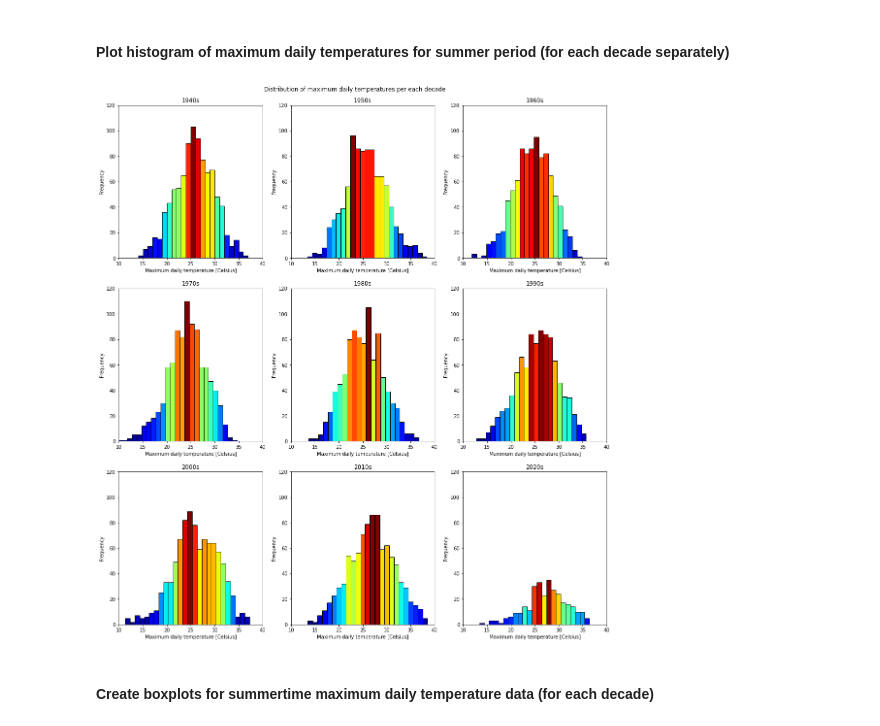
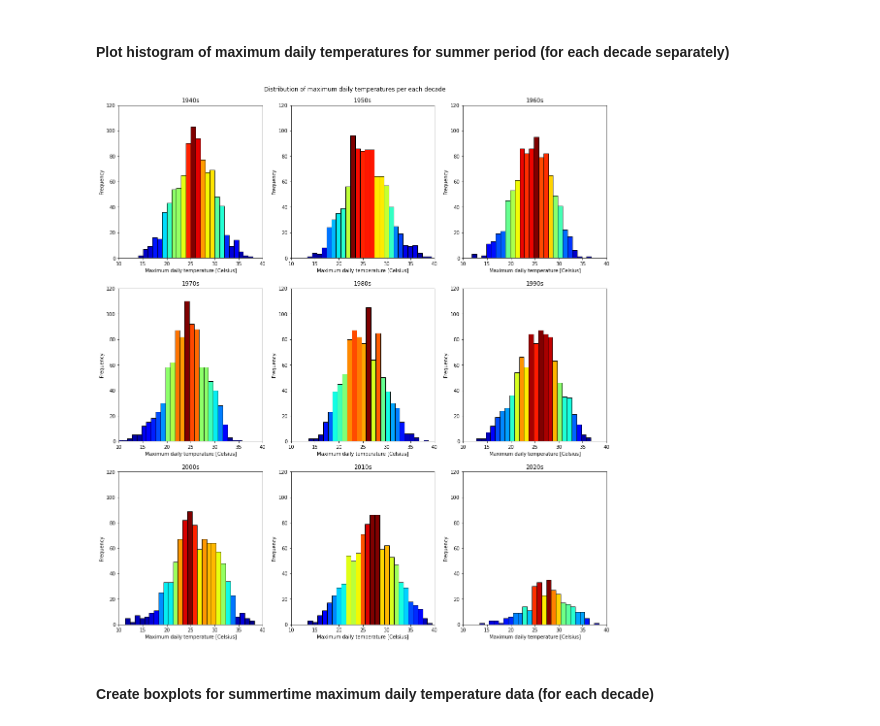
Before and after one commit to cimbaIG/Weather_data_Zagreb, a Jupyter notebook: weather_data_zagreb.ipynb, the cells around one changed output. Cells and saved outputs as stored; diff of their text form; code cells hidden in the pictures.

```diff
--- a/weather_data_zagreb.ipynb
+++ b/weather_data_zagreb.ipynb
@@ -888,7 +888,7 @@ summer_data
 #### Plot histogram of maximum daily temperatures for summer period (for all years)
 # %%
 # Plot histogram of maximum daily temperatures for summer period
-n, bins, patches = plt.hist(x=summer_data["temperature_2m_max (°C)"], bins=np.arange(summer_data["temperature_2m_max (°C)"].min(), summer_data["temperature_2m_max (°C)"].max()), edgecolor="black")
+n, bins, patches = plt.hist(x=summer_data["temperature_2m_max (°C)"], bins=np.arange(summer_data["temperature_2m_max (°C)"].min(), summer_data["temperature_2m_max (°C)"].max()+1), edgecolor="black")
 
 # Add colormap to bins
 col = (n-n.min())/(n.max()-n.min())
@@ -937,35 +937,35 @@ max_summer_temp_data_by_decade = {
     9: [_20s_summer_days["temperature_2m_max (°C)"], "2020s"]
 }
 
 # Iterate through dictionary key values and plot histogram subplots for every decade
 for key in max_summer_temp_data_by_decade.keys():
     # Plot histogram of maximum daily temperatures for summer period by decades
     plt.subplot(3, 3, key)
-    n, bins, patches = plt.hist(x=max_summer_temp_data_by_decade[key][0], bins=np.arange(max_summer_temp_data_by_decade[key][0].min(), max_summer_temp_data_by_decade[key][0].max()), edgecolor="black")
+    n, bins, patches = plt.hist(x=max_summer_temp_data_by_decade[key][0], bins=np.arange(max_summer_temp_data_by_decade[key][0].min(), max_summer_temp_data_by_decade[key][0].max()+1), edgecolor="black")
 
     # Add colormap to bins
     col = (n-n.min())/(n.max()-n.min())
     cm = plt.cm.get_cmap('jet')
     for c, p in zip(col, patches):
         plt.setp(p, 'facecolor', cm(c))
 
     plt.xlim((10,40))
     plt.ylim((0,120))
     plt.title(max_summer_temp_data_by_decade[key][1])
     plt.xlabel("Maximum daily temperature [Celsius]")
     plt.ylabel("Frequency")
 
 # Make figure looks pretty
 figure = plt.gcf()
 figure.set_figwidth(18)
 figure.set_figheight(18)
 plt.suptitle("Distribution of maximum daily temperatures per each decade")
 plt.subplots_adjust(top=0.95)
 
 # Save figure to .pdf file
 plt.savefig('distribution_of_max_daily_temperatures_for_summer_period_per_each_decade.pdf', bbox_inches='tight')
 # %% [output]
-[figure, old version]
+[figure, new version]
 # %% [markdown]
 #### Create boxplots for summertime maximum daily temperature data (for each decade)
 # %%
```
Also changed, not shown: parts of 1 cell of this notebook, 17 other files.
